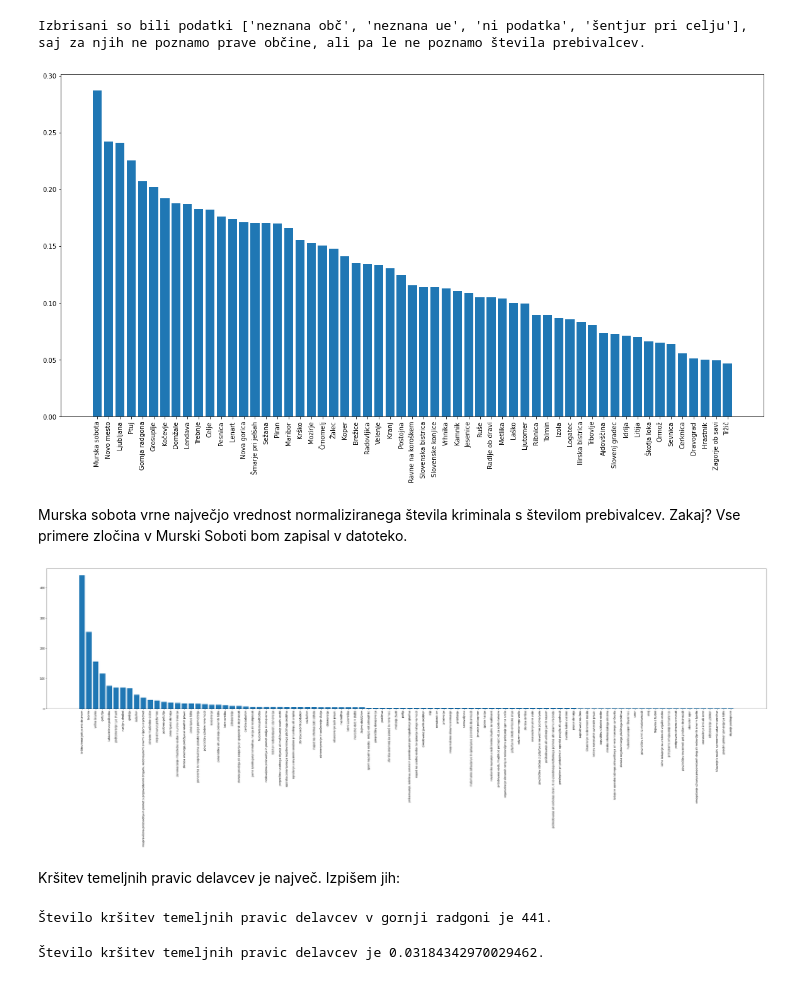
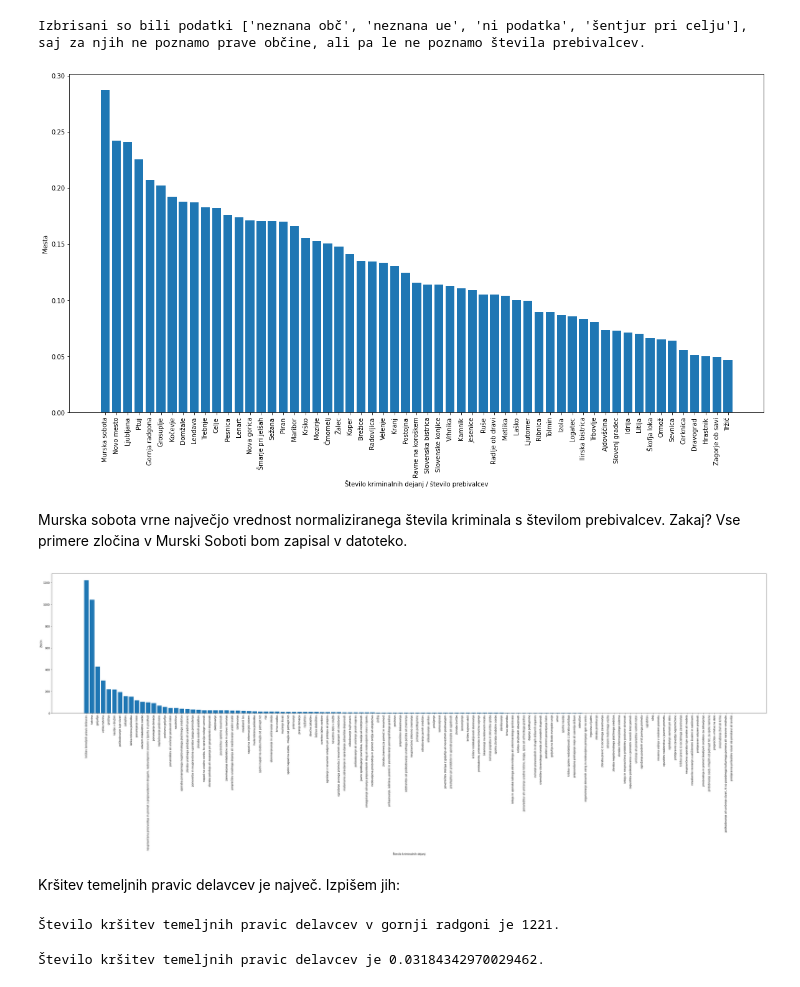
Before and after one commit to zrezke/PR21mlfjis, a Jupyter notebook: data_processing/ml_varnost_posameznih_obcin.ipynb, the cells around one changed output. Cells and saved outputs as stored; diff of their text form; code cells hidden in the pictures.

```diff
--- a/data_processing/ml_varnost_posameznih_obcin.ipynb
+++ b/data_processing/ml_varnost_posameznih_obcin.ipynb
@@ -135,20 +135,22 @@ Izbrisani so bili podatki ['neznana obč', 'neznana ue', 'ni podatka', 'šentjur
 # %%
 # normalized data of crimes per city by population of city
 crime_per_city_norm0 = np.array([tuple([cityId, float(dict_cityId_crimeCount[cityId]) / float(dict_cityId_popCount[cityId])]) for cityId in dict_id_city.keys()])
 
 cityId, x_axis = zip(*crime_per_city_norm0)
 
 x_axis_argsort = np.argsort(x_axis)[::-1]
 x_axis = np.array(x_axis)
 y_axis = np.array([str.capitalize(dict_id_city[id]) for id in cityId])
 
 
 plt.figure(figsize=(20, 10))
 plt.xticks(rotation=90)
+plt.xlabel('Število kriminalnih dejanj / število prebivalcev')
+plt.ylabel('Mesta')
 plt.bar(y_axis[x_axis_argsort], x_axis[x_axis_argsort])
 plt.show()
 # %% [output]
-[figure, old version]
+[figure, new version]
 # %% [markdown]
 Murska sobota vrne največjo vrednost normaliziranega števila kriminala s številom prebivalcev. Zakaj?
 Vse primere zločina v Murski Soboti bom zapisal v datoteko.
@@ -171,5 +173,5 @@ with open('../data/kd18192021_gornja_ragdona.csv', 'rt', encoding="windows-1250"
 # %%
-zlocini_gr = np.array([str.split(i, '-')[-1] for i in main_data_gornja_radgona[:, 6]])
+zlocini_gr = np.array([str.split(i, '-')[-1] for i in main_data_murska_sobota[:, 6]])
 
 zlocin, count = np.unique([zlocin for zlocin in zlocini_gr], return_counts=True)
 dict_zlocini_count_gr = dict(zip(zlocin, count))
@@ -182,21 +184,23 @@ x_axis_argsort = np.argsort(x_axis)[::-1]
 #plot graph
 plt.figure(figsize=(50, 10))
 plt.xticks(rotation=90)
+plt.xlabel('Število kriminalnih dejanj')
+plt.ylabel('Zločin')
 plt.bar(y_axis[x_axis_argsort], x_axis[x_axis_argsort])
 plt.show()
 # %% [output]
-[figure, old version]
+[figure, new version]
 # %% [markdown]
 Kršitev temeljnih pravic delavcev je največ. Izpišem jih:
 # %%
 j = 0
-for i in main_data_gornja_radgona:
+for i in main_data_murska_sobota:
     if (str.strip(str.upper(i[6].split('-')[-1])) == 'KRŠITEV TEMELJNIH PRAVIC DELAVCEV'):
         j += 1
 
 print(f"Število kršitev temeljnih pravic delavcev v gornji radgoni je {j}.")
 # %% [output]
-Število kršitev temeljnih pravic delavcev v gornji radgoni je 441.
+Število kršitev temeljnih pravic delavcev v gornji radgoni je 1221.
 # %%
 j = 0
 for i in main_data:
```
Also changed, not shown: parts of 5 cells of this notebook, 10 other files.
